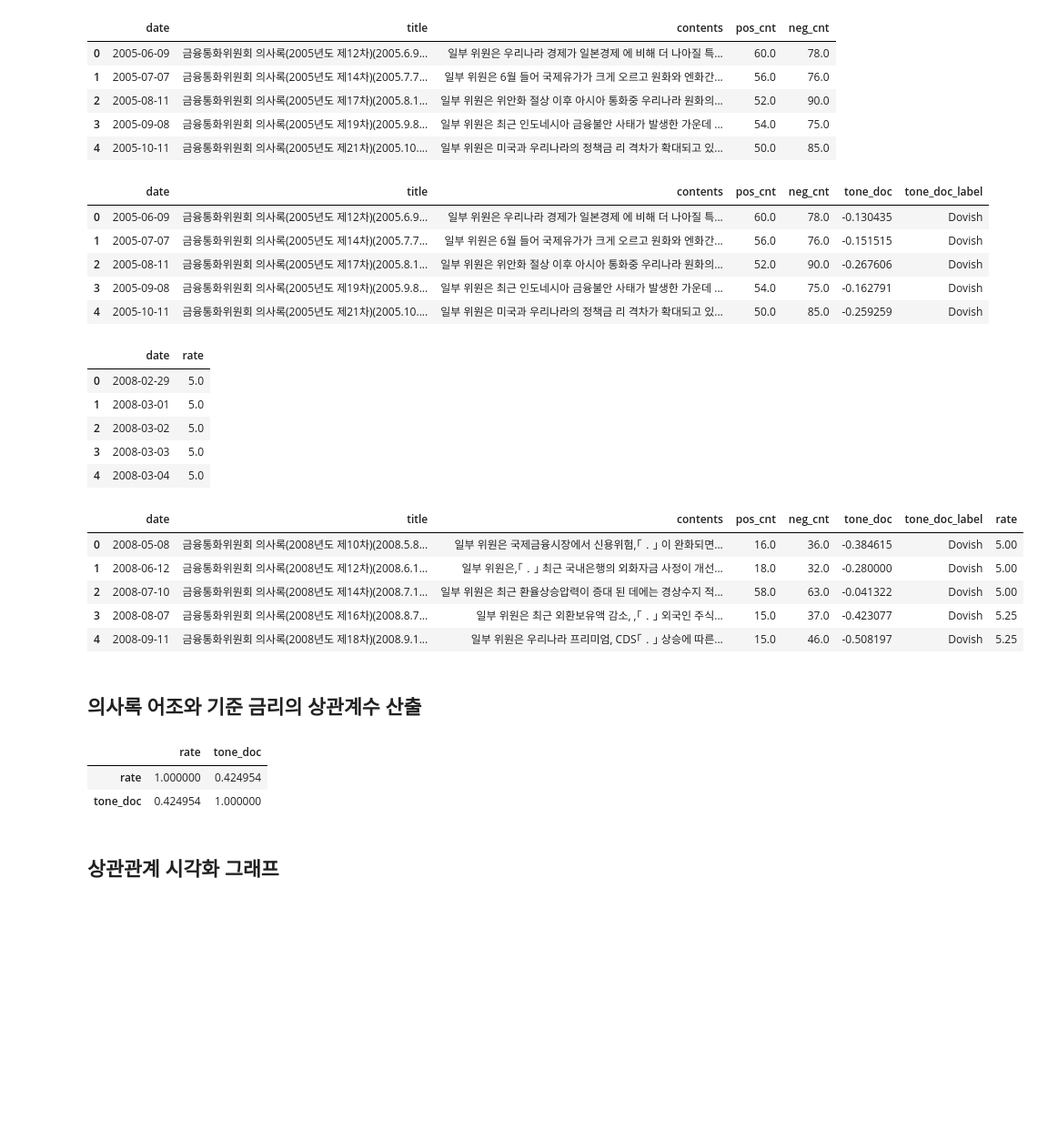
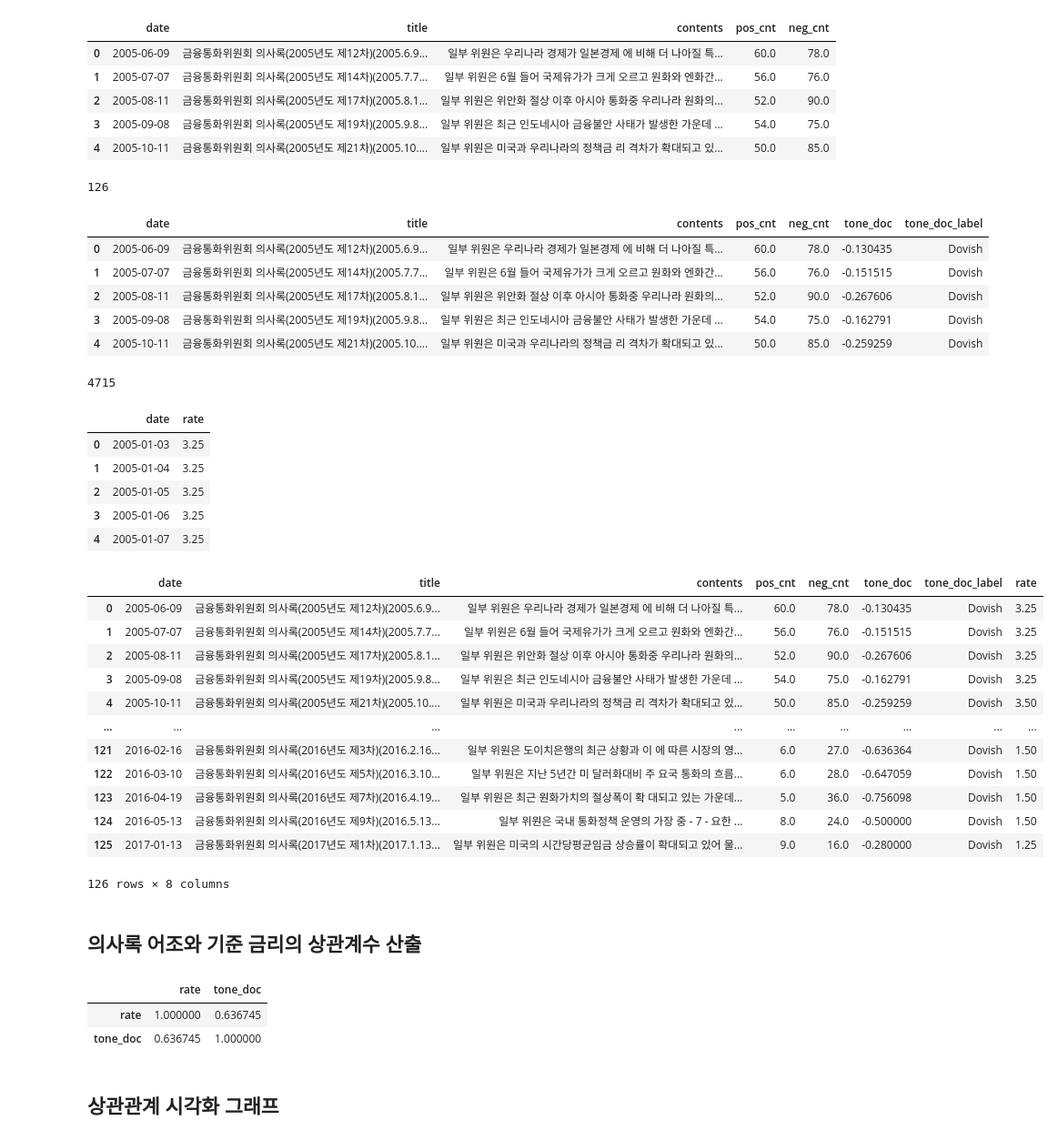
Before and after one commit to Ahram-Jeong/text-mining-project, a Jupyter notebook: notebooks/3_minutes_tone.ipynb, the cells around one changed output. Shown: that part at 91% size. Saved outputs shown, nothing was run; the diff lists cells and outputs as text; code cells hidden in the pictures; blank space fills up the shorter version.

```diff
--- a/notebooks/3_minutes_tone.ipynb
+++ b/notebooks/3_minutes_tone.ipynb
@@ -12,12 +12,12 @@ from tqdm import tqdm
 2. 문서 : 문장의 어조를 계산한 값으로 0보다 크면 "Hawkish", 작으면 "Dovish"로 나누어 다시 문서 전체의 어조 계산 (문서 tone = (Pos - Neg) / (Pos + Neg))
 # %%
 # 금리 상승/하락 사전
-pos_dict = pd.read_csv("./data/pos_dict.csv")
-neg_dict = pd.read_csv("./data/neg_dict.csv")
+pos_dict = pd.read_csv("../data/pos_dict.csv")
+neg_dict = pd.read_csv("../data/neg_dict.csv")
 # 금융통화위원회 의사록
-min_df = pd.read_csv("./data/minutes_contents.csv")
+min_df = pd.read_csv("../data/minutes_contents.csv")
 # 기준 금리
-base_df = pd.read_csv("./data/BOK_base_rate.csv")
+base_df = pd.read_csv("../data/baserate.csv")
 
 mpck = MPCK()
 
@@ -101,8 +101,10 @@ min_df.head(5)
 # 문장의 어조를 계산하여 문서의 어조 라벨링 컬럼 생성
 min_df["tone_doc"] = (min_df["pos_cnt"] - min_df["neg_cnt"]) / (min_df["pos_cnt"] + min_df["neg_cnt"])
 min_df["tone_doc_label"] = min_df.apply(get_label, axis = 1)
+print(len(min_df))
 min_df.head(5)
 # %% [output]
+126
 |  | date | title | contents | pos_cnt | neg_cnt | tone_doc | tone_doc_label |
 | 0 | 2005-06-09 | 금융통화위원회 의사록(2005년도 제12차)(2005.6.9... | 일부 위원은 우리나라 경제가 일본경제 에 비해 더 나아질 특... | 60.0 | 78.0 | -0.130435 | Dovish |
 | 1 | 2005-07-07 | 금융통화위원회 의사록(2005년도 제14차)(2005.7.7... | 일부 위원은 6월 들어 국제유가가 크게 오르고 원화와 엔화간... | 56.0 | 76.0 | -0.151515 | Dovish |
@@ -115,25 +117,34 @@ min_df.to_csv("./data/minutes_tone_result.csv", encoding = "utf-8")
 # %%
 # 기준 금리 데이터 확인
-base_df = pd.read_csv("./data/BOK_base_rate.csv")
+print(len(base_df))
 base_df.head(5)
 # %% [output]
+4715
 |  | date | rate |
-| 0 | 2008-02-29 | 5.0 |
-| 1 | 2008-03-01 | 5.0 |
-| 2 | 2008-03-02 | 5.0 |
-| 3 | 2008-03-03 | 5.0 |
-| 4 | 2008-03-04 | 5.0 |
+| 0 | 2005-01-03 | 3.25 |
+| 1 | 2005-01-04 | 3.25 |
+| 2 | 2005-01-05 | 3.25 |
+| 3 | 2005-01-06 | 3.25 |
+| 4 | 2005-01-07 | 3.25 |
 # %%
 # 의사록, 기준 금리 DataFrame 병합
 b_m_df = pd.merge(min_df, base_df, on = "date", how = "inner")
-b_m_df.head(5)
+b_m_df = b_m_df.dropna()
+b_m_df
 # %% [output]
 |  | date | title | contents | pos_cnt | neg_cnt | tone_doc | tone_doc_label | rate |
-| 0 | 2008-05-08 | 금융통화위원회 의사록(2008년도 제10차)(2008.5.8... | 일부 위원은 국제금융시장에서 신용위험,｢ ․ ｣ 이 완화되면... | 16.0 | 36.0 | -0.384615 | Dovish | 5.00 |
-| 1 | 2008-06-12 | 금융통화위원회 의사록(2008년도 제12차)(2008.6.1... | 일부 위원은,｢ ․ ｣ 최근 국내은행의 외화자금 사정이 개선... | 18.0 | 32.0 | -0.280000 | Dovish | 5.00 |
-| 2 | 2008-07-10 | 금융통화위원회 의사록(2008년도 제14차)(2008.7.1... | 일부 위원은 최근 환율상승압력이 증대 된 데에는 경상수지 적... | 58.0 | 63.0 | -0.041322 | Dovish | 5.00 |
-| 3 | 2008-08-07 | 금융통화위원회 의사록(2008년도 제16차)(2008.8.7... | 일부 위원은 최근 외환보유액 감소, ,｢ ․ ｣ 외국인 주식... | 15.0 | 37.0 | -0.423077 | Dovish | 5.25 |
-| 4 | 2008-09-11 | 금융통화위원회 의사록(2008년도 제18차)(2008.9.1... | 일부 위원은 우리나라 프리미엄, CDS｢ ․ ｣ 상승에 따른... | 15.0 | 46.0 | -0.508197 | Dovish | 5.25 |
+| 0 | 2005-06-09 | 금융통화위원회 의사록(2005년도 제12차)(2005.6.9... | 일부 위원은 우리나라 경제가 일본경제 에 비해 더 나아질 특... | 60.0 | 78.0 | -0.130435 | Dovish | 3.25 |
+| 1 | 2005-07-07 | 금융통화위원회 의사록(2005년도 제14차)(2005.7.7... | 일부 위원은 6월 들어 국제유가가 크게 오르고 원화와 엔화간... | 56.0 | 76.0 | -0.151515 | Dovish | 3.25 |
+| 2 | 2005-08-11 | 금융통화위원회 의사록(2005년도 제17차)(2005.8.1... | 일부 위원은 위안화 절상 이후 아시아 통화중 우리나라 원화의... | 52.0 | 90.0 | -0.267606 | Dovish | 3.25 |
+| 3 | 2005-09-08 | 금융통화위원회 의사록(2005년도 제19차)(2005.9.8... | 일부 위원은 최근 인도네시아 금융불안 사태가 발생한 가운데 ... | 54.0 | 75.0 | -0.162791 | Dovish | 3.25 |
+| 4 | 2005-10-11 | 금융통화위원회 의사록(2005년도 제21차)(2005.10.... | 일부 위원은 미국과 우리나라의 정책금 리 격차가 확대되고 있... | 50.0 | 85.0 | -0.259259 | Dovish | 3.50 |
+| ... | ... | ... | ... | ... | ... | ... | ... | ... |
+| 121 | 2016-02-16 | 금융통화위원회 의사록(2016년도 제3차)(2016.2.16... | 일부 위원은 도이치은행의 최근 상황과 이 에 따른 시장의 영... | 6.0 | 27.0 | -0.636364 | Dovish | 1.50 |
+| 122 | 2016-03-10 | 금융통화위원회 의사록(2016년도 제5차)(2016.3.10... | 일부 위원은 지난 5년간 미 달러화대비 주 요국 통화의 흐름... | 6.0 | 28.0 | -0.647059 | Dovish | 1.50 |
+| 123 | 2016-04-19 | 금융통화위원회 의사록(2016년도 제7차)(2016.4.19... | 일부 위원은 최근 원화가치의 절상폭이 확 대되고 있는 가운데... | 5.0 | 36.0 | -0.756098 | Dovish | 1.50 |
+| 124 | 2016-05-13 | 금융통화위원회 의사록(2016년도 제9차)(2016.5.13... | 일부 위원은 국내 통화정책 운영의 가장 중 - 7 - 요한 ... | 8.0 | 24.0 | -0.500000 | Dovish | 1.50 |
+| 125 | 2017-01-13 | 금융통화위원회 의사록(2017년도 제1차)(2017.1.13... | 일부 위원은 미국의 시간당평균임금 상승률이 확대되고 있어 물... | 9.0 | 16.0 | -0.280000 | Dovish | 1.25 |
+126 rows × 8 columns
 # %% [markdown]
 ## 의사록 어조와 기준 금리의 상관계수 산출
 # %%
@@ -141,8 +152,8 @@ corre = b_m_df[["rate", "tone_doc"]].corr()
 corre
 # %% [output]
 |  | rate | tone_doc |
-| rate | 1.000000 | 0.424954 |
-| tone_doc | 0.424954 | 1.000000 |
+| rate | 1.000000 | 0.636745 |
+| tone_doc | 0.636745 | 1.000000 |
 # %% [markdown]
 ## 상관관계 시각화 그래프
 # %% [markdown]
```
Also changed, not shown: parts of 6 cells of this notebook, 1 other file.
